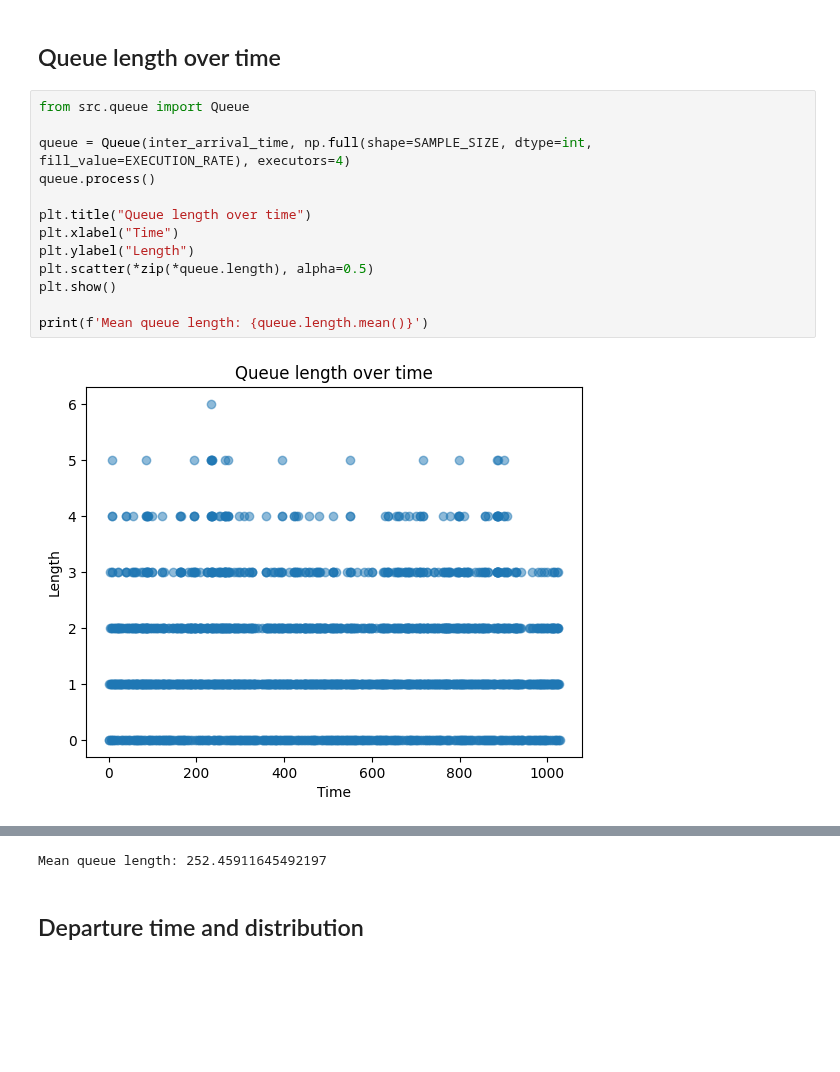
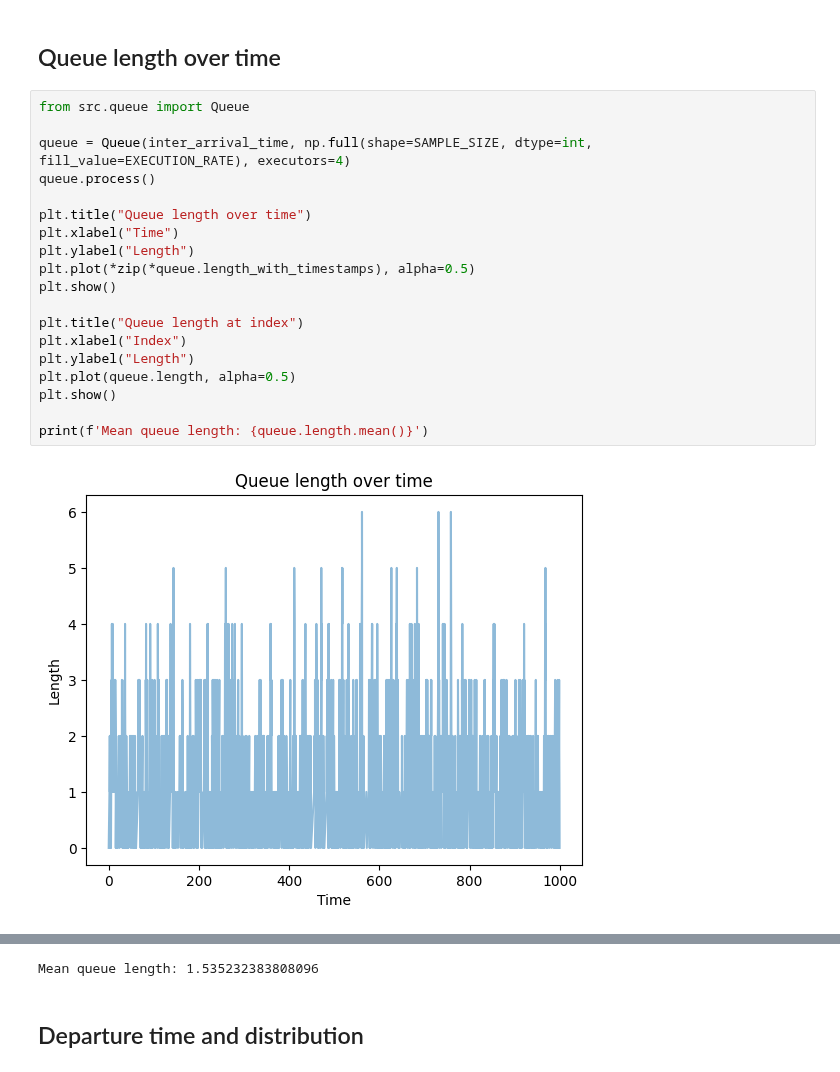
Before and after one commit to gitaroktato/queue-model-in-python, a Jupyter notebook: simulating-md1-queues.ipynb, the cells around one changed output, grey strips where cells are left out. Drawn from its saved outputs; the diff is of its cells as text; blank space fills up the shorter version.

Commit message:
feat: Showing queue length in a more consumable format

```diff
--- a/simulating-md1-queues.ipynb
+++ b/simulating-md1-queues.ipynb
@@ -32,15 +32,21 @@ Mean arrival time: 1.0272727282722929
 # %%
 from src.queue import Queue
 
 queue = Queue(inter_arrival_time, np.full(shape=SAMPLE_SIZE, dtype=int, fill_value=EXECUTION_RATE), executors=4)
 queue.process()
 
 plt.title("Queue length over time")
 plt.xlabel("Time")
 plt.ylabel("Length")
-plt.scatter(*zip(*queue.length), alpha=0.5)
+plt.plot(*zip(*queue.length_with_timestamps), alpha=0.5)
+plt.show()
+
+plt.title("Queue length at index")
+plt.xlabel("Index")
+plt.ylabel("Length")
+plt.plot(queue.length, alpha=0.5)
 plt.show()
 
 print(f'Mean queue length: {queue.length.mean()}')
 # %% [output]
-[figure, old version]
+[figure, new version]
@@ -47,4 +54,4 @@ print(f'Mean queue length: {queue.length.mean()}')
-Mean queue length: 252.45911645492197
+Mean queue length: 1.535232383808096
 # %% [markdown]
 ## Departure time and distribution
 # %%
```
Also changed, not shown: parts of 6 cells of this notebook, 5 other files.
